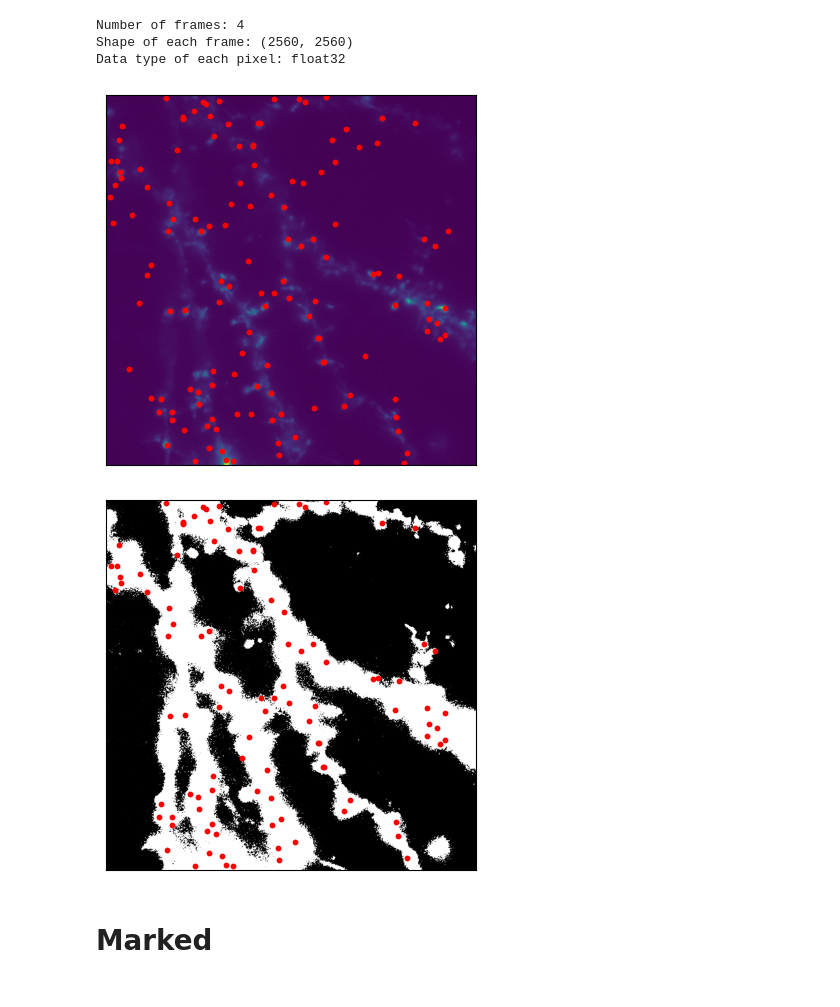
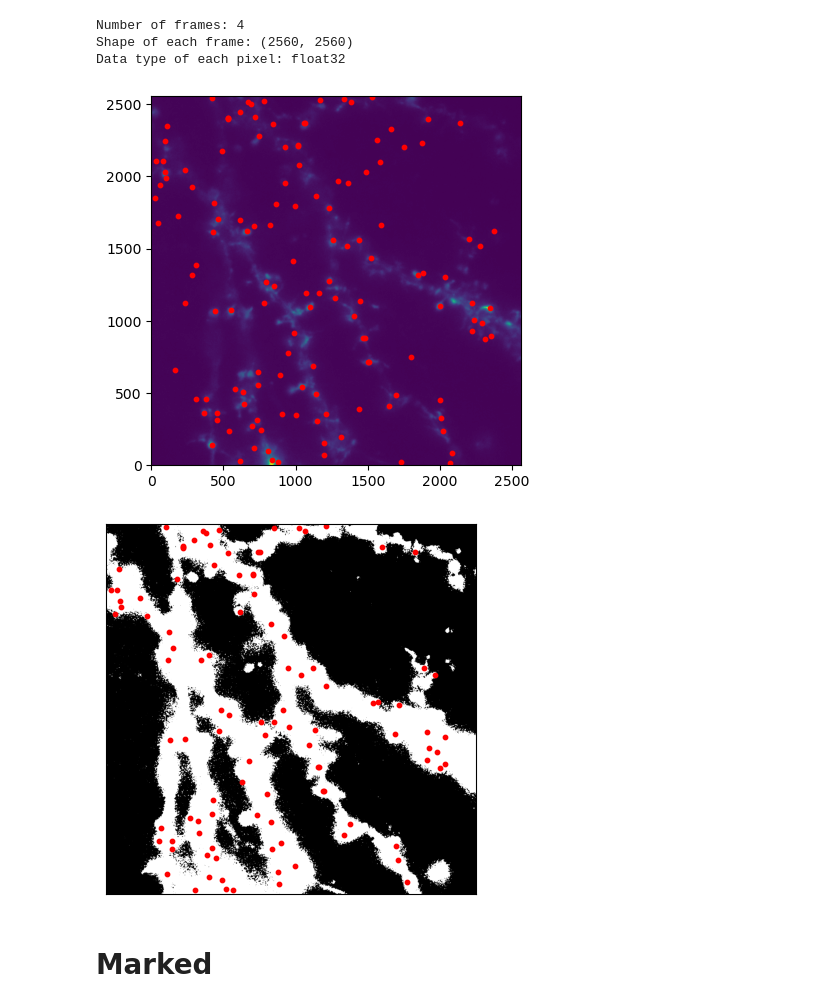
Before and after one commit to Max-Winga/Selvin-Lab-qPAINT-Segmentation, a Jupyter notebook: qPAINT Segmentation Code.ipynb, the cells around one changed output. Drawn from its saved outputs; the diff is of its cells as text; code cells hidden in the pictures.

```diff
--- a/qPAINT Segmentation Code.ipynb
+++ b/qPAINT Segmentation Code.ipynb
@@ -128,25 +128,25 @@ homer_centers_int = homer_centers_px.astype(int)
 # %%
 life_act_threshold = 400
 plot = True
 threshold_map = np.array(life_act > life_act_threshold)
 relevant_homer_centers = np.array([homer_centers_px[i] for i in range(len(homer_centers_px)) if threshold_map[homer_centers_int[i][1], homer_centers_int[i][0]]])
 
 if plot:
     plt.figure()
     plt.imshow(life_act, origin='lower')
     plt.scatter(homer_centers_px[:, 0], homer_centers_px[:, 1], s=10, color='r')
-    plt.gca().set_xticks([])
-    plt.gca().set_yticks([])
+    # plt.gca().set_xticks([])
+    # plt.gca().set_yticks([])
     plt.show()
 
     plt.figure()
     plt.imshow(threshold_map, origin='lower', cmap='gray')
     plt.gca().set_xticks([])
     plt.gca().set_yticks([])
     plt.scatter(relevant_homer_centers[:, 0], relevant_homer_centers[:, 1], s=10, color='r')
     plt.show()
 # %% [output]
-[figure, old version]
+[figure, new version]
 [figure]
 # %%
 # read the csv file into a pandas dataframe
```
Also changed, not shown: parts of 6 cells of this notebook, 1 other file.
